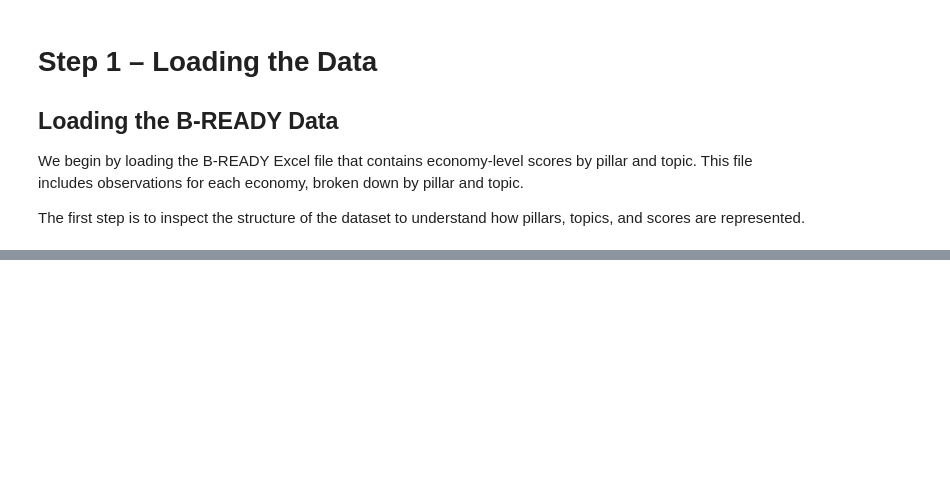
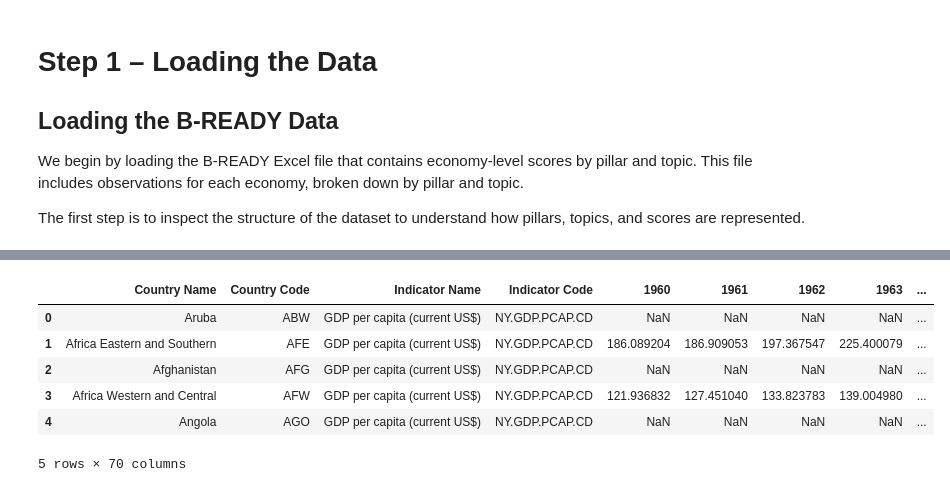
Before and after one commit to Josefinafpm/josefinafpm.github.io, a Jupyter notebook: Project_3.ipynb, the cells around one changed output, grey strips where cells are left out. Drawn from its saved outputs; the diff is of its cells as text; code cells hidden in the pictures; blank space fills up the shorter version.

```diff
--- a/Project_3.ipynb
+++ b/Project_3.ipynb
@@ -116,0 +119,11 @@ dtype: object
+# %%
+gdp = pd.read_csv("API_NY.GDP.PCAP.CD_DS2_en_csv_v2_2.csv", skiprows=4)
+gdp.head()
+# %% [output]
+|  | Country Name | Country Code | Indicator Name | Indicator Code | 1960 | 1961 | 1962 | 1963 | ... |
+| 0 | Aruba | ABW | GDP per capita (current US$) | NY.GDP.PCAP.CD | NaN | NaN | NaN | NaN | ... |
+| 1 | Africa Eastern and Southern | AFE | GDP per capita (current US$) | NY.GDP.PCAP.CD | 186.089204 | 186.909053 | 197.367547 | 225.400079 | ... |
+| 2 | Afghanistan | AFG | GDP per capita (current US$) | NY.GDP.PCAP.CD | NaN | NaN | NaN | NaN | ... |
+| 3 | Africa Western and Central | AFW | GDP per capita (current US$) | NY.GDP.PCAP.CD | 121.936832 | 127.451040 | 133.823783 | 139.004980 | ... |
+| 4 | Angola | AGO | GDP per capita (current US$) | NY.GDP.PCAP.CD | NaN | NaN | NaN | NaN | ... |
+5 rows × 70 columns
```
Also changed, not shown: parts of 18 cells of this notebook.
